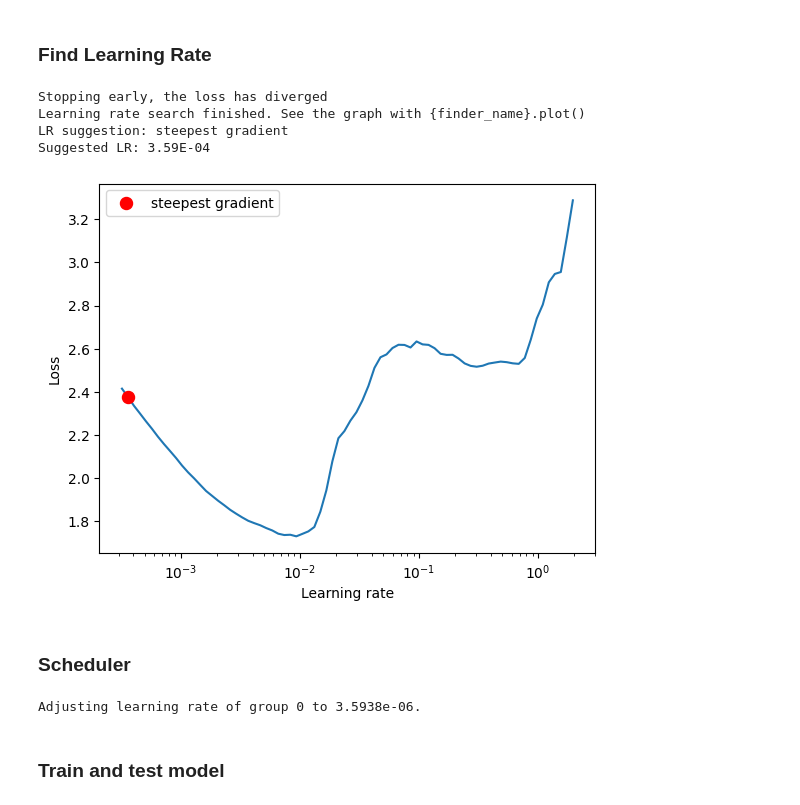
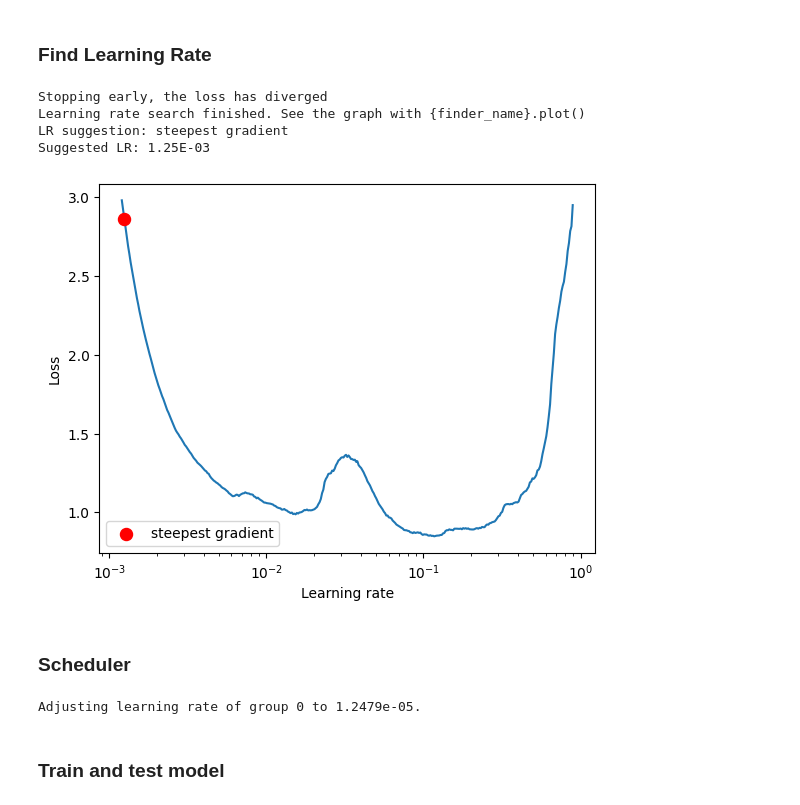
Before and after one commit to nviraj/era-v1, a Jupyter notebook: Session 10/Submission/ERA V1 - Viraj - Assignment 10.ipynb, the cells around one changed output. Drawn from its saved outputs; the diff is of its cells as text; code cells hidden in the pictures.

```diff
--- a/Session 10/Submission/ERA V1 - Viraj - Assignment 10.ipynb
+++ b/Session 10/Submission/ERA V1 - Viraj - Assignment 10.ipynb
@@ -289,10 +289,13 @@ Estimated Total Size (MB): 30.96
 # %% [markdown]
 ### Optimizer and Loss Function
 # %%
+# What is the start LR you'd prefer
+preferred_start_lr = 1e-3
+
 # Create optimizer and scheduler
 # Use ADAM
 # https://pytorch.org/docs/stable/generated/torch.optim.Adam.html
-optimizer = optim.Adam(model.parameters(), lr=0.01)
+optimizer = optim.Adam(model.parameters(), lr=preferred_start_lr)
 
 # Define criteria function
 # https://pytorch.org/docs/stable/generated/torch.nn.CrossEntropyLoss.html
@@ -302,20 +305,20 @@ criterion = torch.nn.CrossEntropyLoss()
 # %%
 # Use LR Finder to find the best starting learning rate
 # https://github.com/davidtvs/pytorch-lr-finder
 # https://github.com/davidtvs/pytorch-lr-finder#notes
 
 # Create LR finder object
 lr_finder = LRFinder(model, optimizer, criterion, device=device)
-lr_finder.range_test(train_loader=train_loader, start_lr=1e-4, end_lr=10, num_iter=100)
+lr_finder.range_test(train_loader=train_loader, start_lr=preferred_start_lr, end_lr=10, num_iter=500)
 plot, optimal_lr = lr_finder.plot(suggest_lr=True)
 lr_finder.reset()
 plot.figure.savefig("LRFinder - Suggested Max LR.png")
 # %% [output]
 Stopping early, the loss has diverged
 Learning rate search finished. See the graph with {finder_name}.plot()
 LR suggestion: steepest gradient
-Suggested LR: 3.59E-04
+Suggested LR: 1.25E-03
-[figure, old version]
+[figure, new version]
 # %% [markdown]
 ### Scheduler
 # %%
@@ -336,11 +339,10 @@ scheduler = OneCycleLR(
     div_factor=100,
     three_phase=False,
     final_div_factor=100,
-    anneal_strategy="linear",
-    verbose=True,
+    verbose=False,
 )
 # %% [output]
-Adjusting learning rate of group 0 to 3.5938e-06.
+Adjusting learning rate of group 0 to 1.2479e-05.
 # %% [markdown]
 ### Train and test model
 # %%
```
Also changed, not shown: parts of 7 cells of this notebook.
